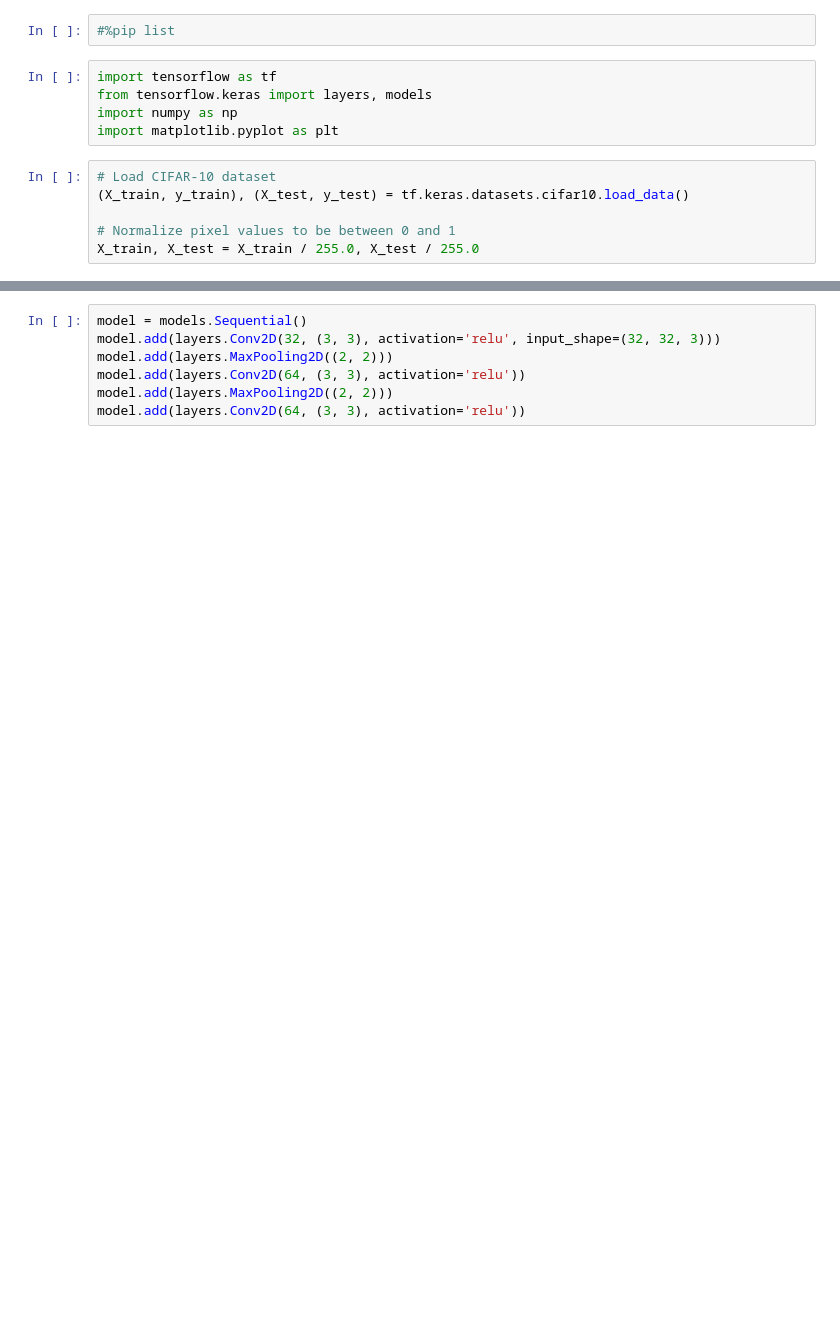
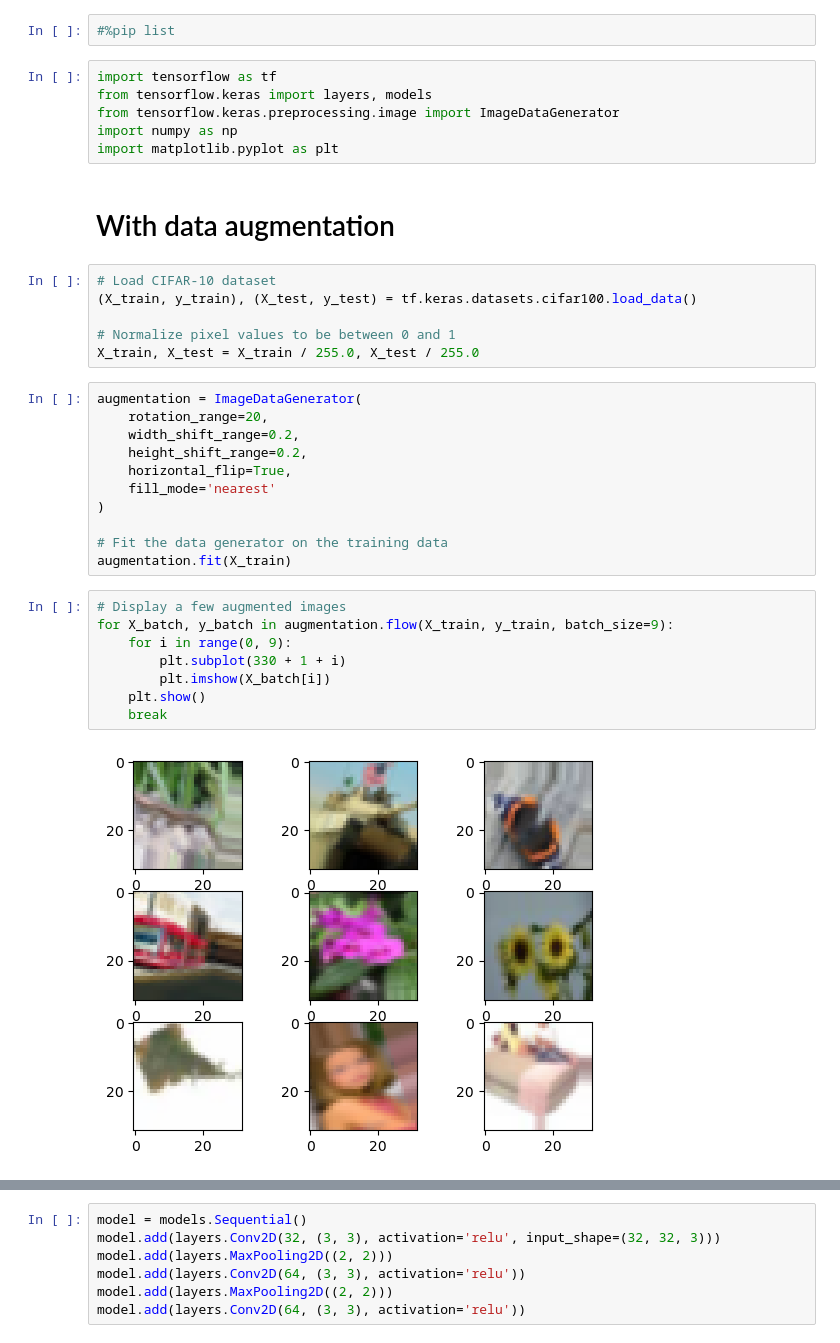
Before and after one commit to senemogluc/tensorflow-cnn_image_classification, a Jupyter notebook: bomba.ipynb, the cells around one changed output, grey strips where cells are left out. Drawn from its saved outputs; the diff is of its cells as text; blank space fills up the shorter version.

```diff
--- a/bomba.ipynb
+++ b/bomba.ipynb
@@ -3,11 +3,35 @@
 # %%
 import tensorflow as tf
 from tensorflow.keras import layers, models
+from tensorflow.keras.preprocessing.image import ImageDataGenerator
 import numpy as np
 import matplotlib.pyplot as plt
+# %% [markdown]
+# With data augmentation
 # %%
 # Load CIFAR-10 dataset
-(X_train, y_train), (X_test, y_test) = tf.keras.datasets.cifar10.load_data()
+(X_train, y_train), (X_test, y_test) = tf.keras.datasets.cifar100.load_data()
 
 # Normalize pixel values to be between 0 and 1
 X_train, X_test = X_train / 255.0, X_test / 255.0
+# %%
+augmentation = ImageDataGenerator(
+    rotation_range=20,
+    width_shift_range=0.2,
+    height_shift_range=0.2,
+    horizontal_flip=True,
+    fill_mode='nearest'
+)
+
+# Fit the data generator on the training data
+augmentation.fit(X_train)
+# %%
+# Display a few augmented images
+for X_batch, y_batch in augmentation.flow(X_train, y_train, batch_size=9):
+    for i in range(0, 9):
+        plt.subplot(330 + 1 + i)
+        plt.imshow(X_batch[i])
+    plt.show()
+    break
+# %% [output]
+[figure, added]
```
Also changed, not shown: parts of 16 cells of this notebook.
